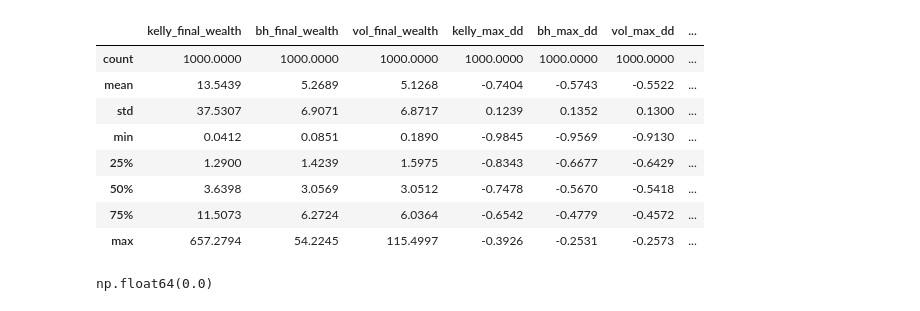
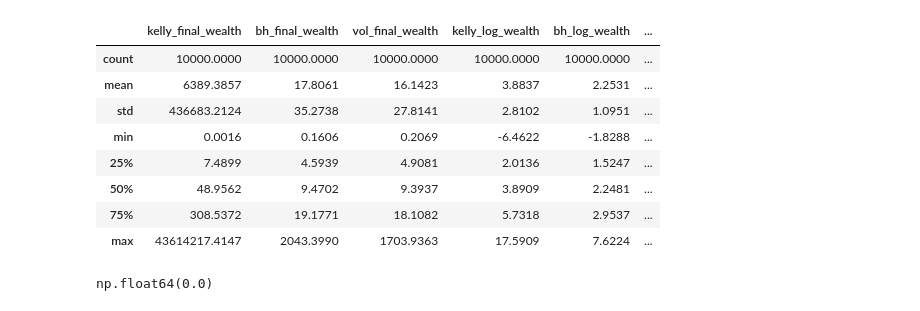
Before and after one commit to hpfauchald/kelly, a Jupyter notebook: kelly.ipynb, the cells around one changed output. Drawn from its saved outputs; the diff is of its cells as text; code cells hidden in the pictures.

```diff
--- a/kelly.ipynb
+++ b/kelly.ipynb
@@ -18,14 +18,14 @@ min_leverage = 0.0
 
 f = 1
 
-Rebalancing = 12  # Times per year
+Rebalancing = 252  # Times per year
 
 scale_long = "none"  # options: "none", "same_avg_vol", "vol_targeting"
 
 
-sharpe = "variable"  # options: "constant", "variable"
+sharpe = "constant"  # options: "constant", "variable"
 
-annual_ret = 0.6
+annual_ret = 0.06
 
 expected_return = "known"    # "known" or "unknown"
 return_vol_relation = False      # Your 'belief' about the true relation
@@ -35,7 +35,7 @@ estimation_period = 30         # How many years to take average of
 deviation = 0.00
 rebalance_fraction = 1.0
 
-SR = 0.2  # Expected annualized sharpe ratio.
+SR = 0.42  # Expected annualized sharpe ratio. Note: It will be higher than this. (Approx 0.5*mean vol)
 
 m = 0.00  # degree of momentum
 
@@ -58,7 +58,7 @@ jump_size = 0.30
 
 c = SR / np.sqrt(periods)
 # %%
-n_sims = 1_000
+n_sims = 10_000
 
 bust_counter = 0
 
@@ -81,49 +81,58 @@ for sim in trange(n_sims, desc="Running simlations"):
         'bh_final_wealth':    res['final_wealth_long'],
         'vol_final_wealth':   res['final_wealth_volTarget'],
 
+        # Log final wealth
+        'kelly_log_wealth': np.log(res['final_wealth_kelly']),
+        'bh_log_wealth':    np.log(res['final_wealth_long']),
+        'vol_log_wealth':   np.log(res['final_wealth_volTarget']),
+
         # Drawdown
 
         'kelly_max_dd':     res['max_dd_kelly'],
         'bh_max_dd':        res['max_dd_long'],
         'vol_max_dd':       res['max_dd_volTarget'],
 
-
         # Sharpe
         'kelly_sharpe':     res['sharpe_kelly'],
         'bh_sharpe':        res['sharpe_long'],
         'vol_sharpe':       res['sharpe_volTarget'],
 
+        # Modified Sharpe
+        "mod_sharpe_long":      res["mod_sharpe_long"],
+        "mod_sharpe_kelly":     res["mod_sharpe_kelly"],
+        "mod_sharpe_volTarget": res["mod_sharpe_volTarget"],
+
         # Other kelly stats
-        'kelly_busts':      bust_counter,
-        'kelly weights':    np.mean(res['kelly_weights']),
-        'vol_target_weights': np.mean(res['vol_target_weights']),
+        'kelly_busts':          bust_counter,
+        'kelly weights':        np.mean(res['kelly_weights']),
+        'vol_target_weights':   np.mean(res['vol_target_weights']),
 
         # Volatility
         'Mean volatility': res['volatility_path'].mean()
 
 
     })
 
 # build DataFrame of shape (n_sims x 9 metrics)
 df_mc = pd.DataFrame.from_records(records).set_index('sim')
 
 
 styled = df_mc.describe().style
 
 # Optional: format decimals
 styled = styled.format("{:.4f}")
 
 styled
 # %% [output]
-|  | kelly_final_wealth | bh_final_wealth | vol_final_wealth | kelly_max_dd | bh_max_dd | vol_max_dd | ... |
-| count | 1000.0000 | 1000.0000 | 1000.0000 | 1000.0000 | 1000.0000 | 1000.0000 | ... |
-| mean | 13.5439 | 5.2689 | 5.1268 | -0.7404 | -0.5743 | -0.5522 | ... |
-| std | 37.5307 | 6.9071 | 6.8717 | 0.1239 | 0.1352 | 0.1300 | ... |
-| min | 0.0412 | 0.0851 | 0.1890 | -0.9845 | -0.9569 | -0.9130 | ... |
-| 25% | 1.2900 | 1.4239 | 1.5975 | -0.8343 | -0.6677 | -0.6429 | ... |
-| 50% | 3.6398 | 3.0569 | 3.0512 | -0.7478 | -0.5670 | -0.5418 | ... |
-| 75% | 11.5073 | 6.2724 | 6.0364 | -0.6542 | -0.4779 | -0.4572 | ... |
-| max | 657.2794 | 54.2245 | 115.4997 | -0.3926 | -0.2531 | -0.2573 | ... |
+|  | kelly_final_wealth | bh_final_wealth | vol_final_wealth | kelly_log_wealth | bh_log_wealth | ... |
+| count | 10000.0000 | 10000.0000 | 10000.0000 | 10000.0000 | 10000.0000 | ... |
+| mean | 6389.3857 | 17.8061 | 16.1423 | 3.8837 | 2.2531 | ... |
+| std | 436683.2124 | 35.2738 | 27.8141 | 2.8102 | 1.0951 | ... |
+| min | 0.0016 | 0.1606 | 0.2069 | -6.4622 | -1.8288 | ... |
+| 25% | 7.4899 | 4.5939 | 4.9081 | 2.0136 | 1.5247 | ... |
+| 50% | 48.9562 | 9.4702 | 9.3937 | 3.8909 | 2.2481 | ... |
+| 75% | 308.5372 | 19.1771 | 18.1082 | 5.7318 | 2.9537 | ... |
+| max | 43614217.4147 | 2043.3990 | 1703.9363 | 17.5909 | 7.6224 | ... |
 # %%
 results = kelly(
     n_years,
```
Also changed, not shown: 1 other file.
